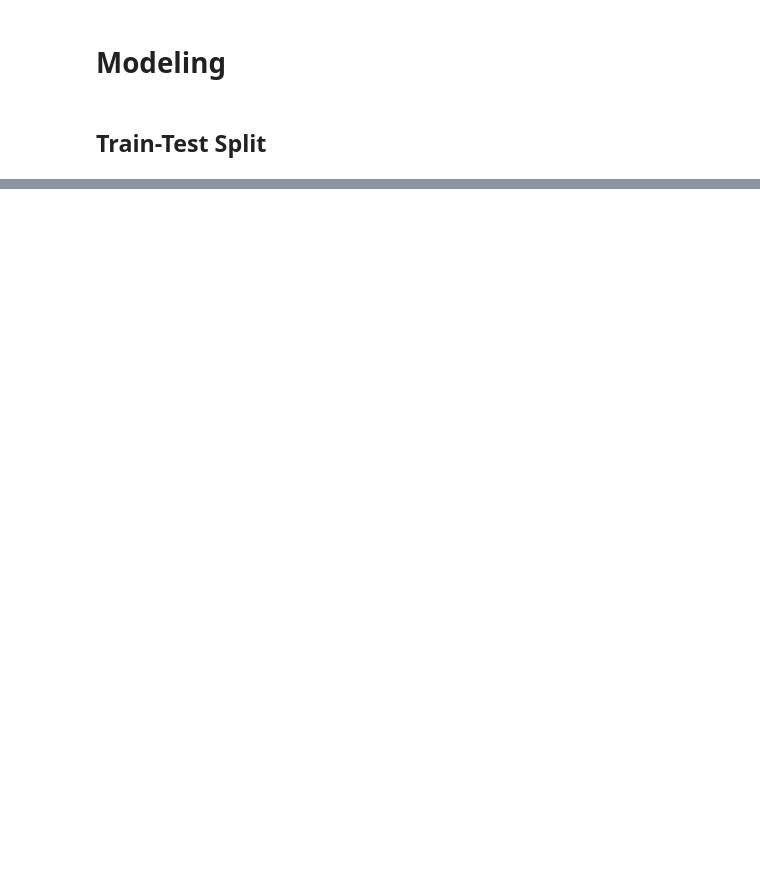
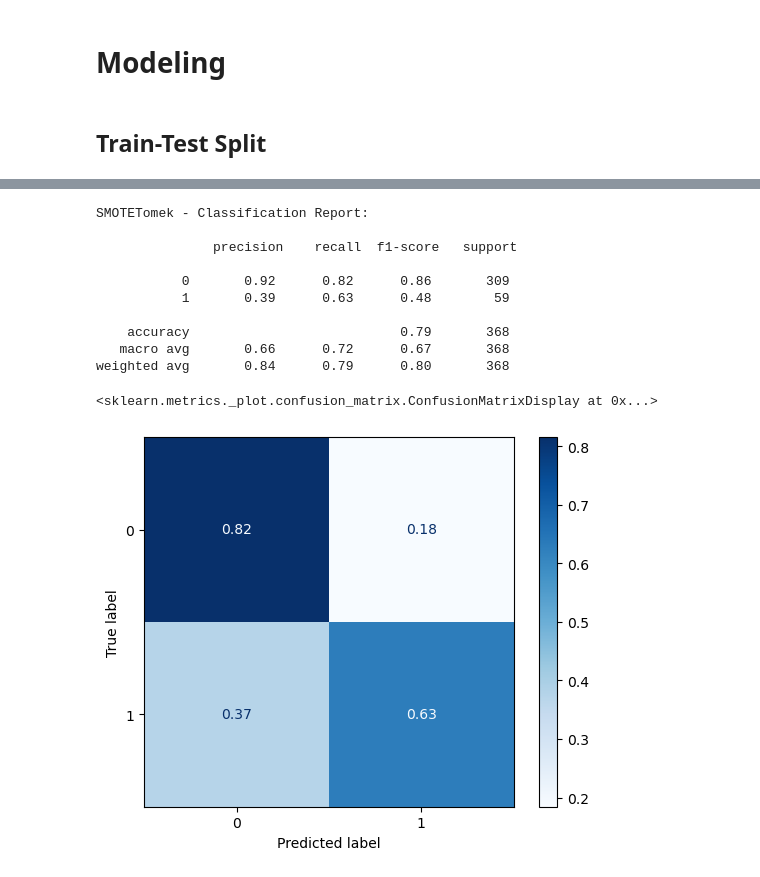
Before and after one commit to BenJMcCarty/IBM-Employee-Attrition-and-Performance, a Jupyter notebook: notebooks/1_EDA_and_Data_Cleaning/2.0_EDA_Target.ipynb, the cells around one changed output, grey strips where cells are left out. Drawn from its saved outputs; the diff is of its cells as text; code cells hidden in the pictures; blank space fills up the shorter version.

Commit message:
Started initial modeling

```diff
--- a/notebooks/1_EDA_and_Data_Cleaning/2.0_EDA_Target.ipynb
+++ b/notebooks/1_EDA_and_Data_Cleaning/2.0_EDA_Target.ipynb
@@ -281,6 +343,0 @@ X_resampled, y_resampled = smt.fit_resample(X_train_df, X_test_df)
-# %%
-# Fit the pipeline to the training data
-model_pipeline.fit(X_train, y_train)
-
-# Make predictions on the test data
-y_pred = model_pipeline.predict(X_test)
@@ -286,0 +367,27 @@ y_pred = model_pipeline.predict(X_test)
+# %%
+## Handle the target feature's class imbalance via SMOTE with Tomek Links
+sm = SMOTE(sampling_strategy='auto', random_state=42)
+X_sm, y_sm = sm.fit_resample(X_train_df, y_train)
+# %%
+logreg = LogisticRegression(random_state=42, n_jobs=-1)
+
+logreg.fit(X_sm, y_sm)
+
+y_pred = logreg.predict(X_test_df)
+
+# Evaluate the classifier
+print("\nSMOTETomek - Classification Report:\n\n", classification_report(y_test, y_pred))
+ConfusionMatrixDisplay.from_predictions(y_test, y_pred, cmap = 'Blues', normalize = "true")
+# %% [output]
+SMOTETomek - Classification Report:
+
+               precision    recall  f1-score   support
+
+           0       0.92      0.82      0.86       309
+           1       0.39      0.63      0.48        59
+
+    accuracy                           0.79       368
+   macro avg       0.66      0.72      0.67       368
+weighted avg       0.84      0.79      0.80       368
+<sklearn.metrics._plot.confusion_matrix.ConfusionMatrixDisplay at 0x...>
+[figure, added]
```
Also changed, not shown: parts of 15 cells of this notebook.
